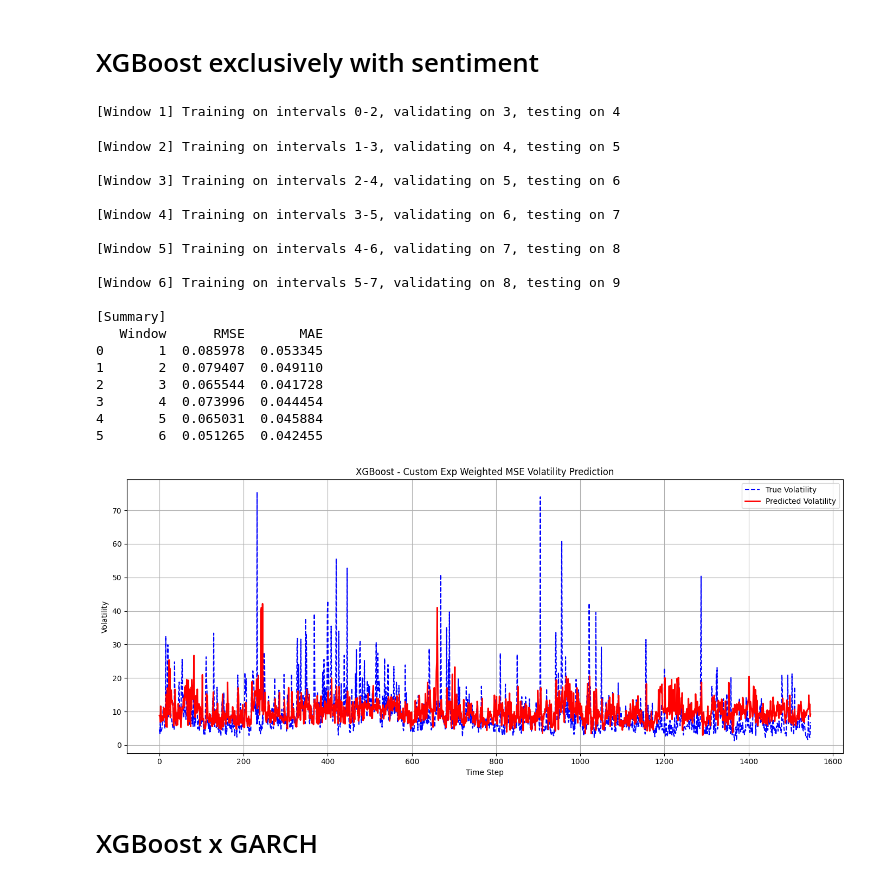
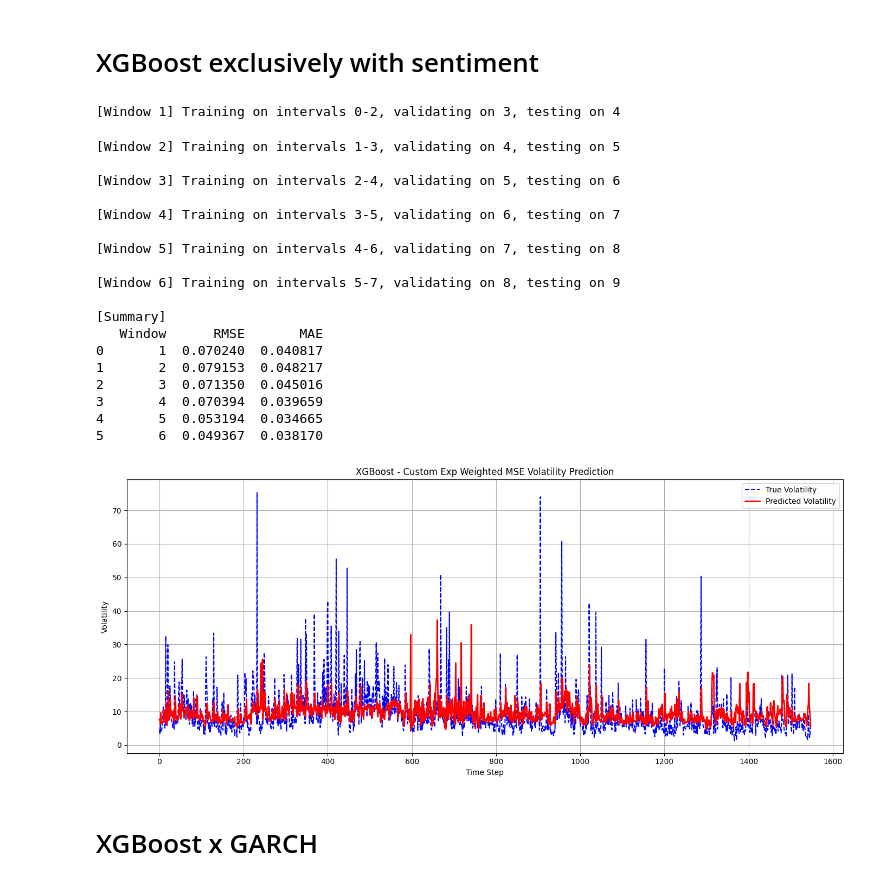
Before and after one commit to AugusteDP-git/bitcoin-volatility-forecasting, a Jupyter notebook: main.ipynb, the cells around one changed output. Saved outputs shown, nothing was run; the diff lists cells and outputs as text; code cells hidden in the pictures.

```diff
--- a/main.ipynb
+++ b/main.ipynb
@@ -688,41 +688,41 @@ from Models.XGBoost import *
 df = pd.read_csv('DATA/hourly_data_ff.csv')
 sent = pd.read_csv('DATA/sentiment.csv')
 df_returns = pd.read_csv(
     'Data/hourly_data_ff_with_returns.csv',
     parse_dates=['timestamp']
 )
 
 empty_features = []
 df = df[empty_features + ['vol', 'timestamp']]
 feat_lags = {
     'aggregate_sentiment': 2,
     'fng_feature': 19,
 }
 
 df = pd.concat([df, sent[['Aggregate sentiment', 'fng_feature']],np.abs( df_returns['returns'])], axis=1)
 
-results_xgb, df_xgb, all_trues = test_xgboost(df, feat_lags=feat_lags, alpha = 10)
+results_xgb, df_xgb, all_trues = test_xgboost(df, feat_lags=feat_lags)
 # %% [output]
 [Window 1] Training on intervals 0-2, validating on 3, testing on 4
 [Window 2] Training on intervals 1-3, validating on 4, testing on 5
 
 [Window 3] Training on intervals 2-4, validating on 5, testing on 6
 
 [Window 4] Training on intervals 3-5, validating on 6, testing on 7
 
 [Window 5] Training on intervals 4-6, validating on 7, testing on 8
 
 [Window 6] Training on intervals 5-7, validating on 8, testing on 9
 
 [Summary]
    Window      RMSE       MAE
-0       1  0.085978  0.053345
-1       2  0.079407  0.049110
-2       3  0.065544  0.041728
-3       4  0.073996  0.044454
-4       5  0.065031  0.045884
-5       6  0.051265  0.042455
+0       1  0.070240  0.040817
+1       2  0.079153  0.048217
+2       3  0.071350  0.045016
+3       4  0.070394  0.039659
+4       5  0.053194  0.034665
+5       6  0.049367  0.038170
-[figure, old version]
+[figure, new version]
 # %% [markdown]
 # XGBoost x GARCH
 # %%
```
Also changed, not shown: parts of 3 cells of this notebook, 2 other files.
